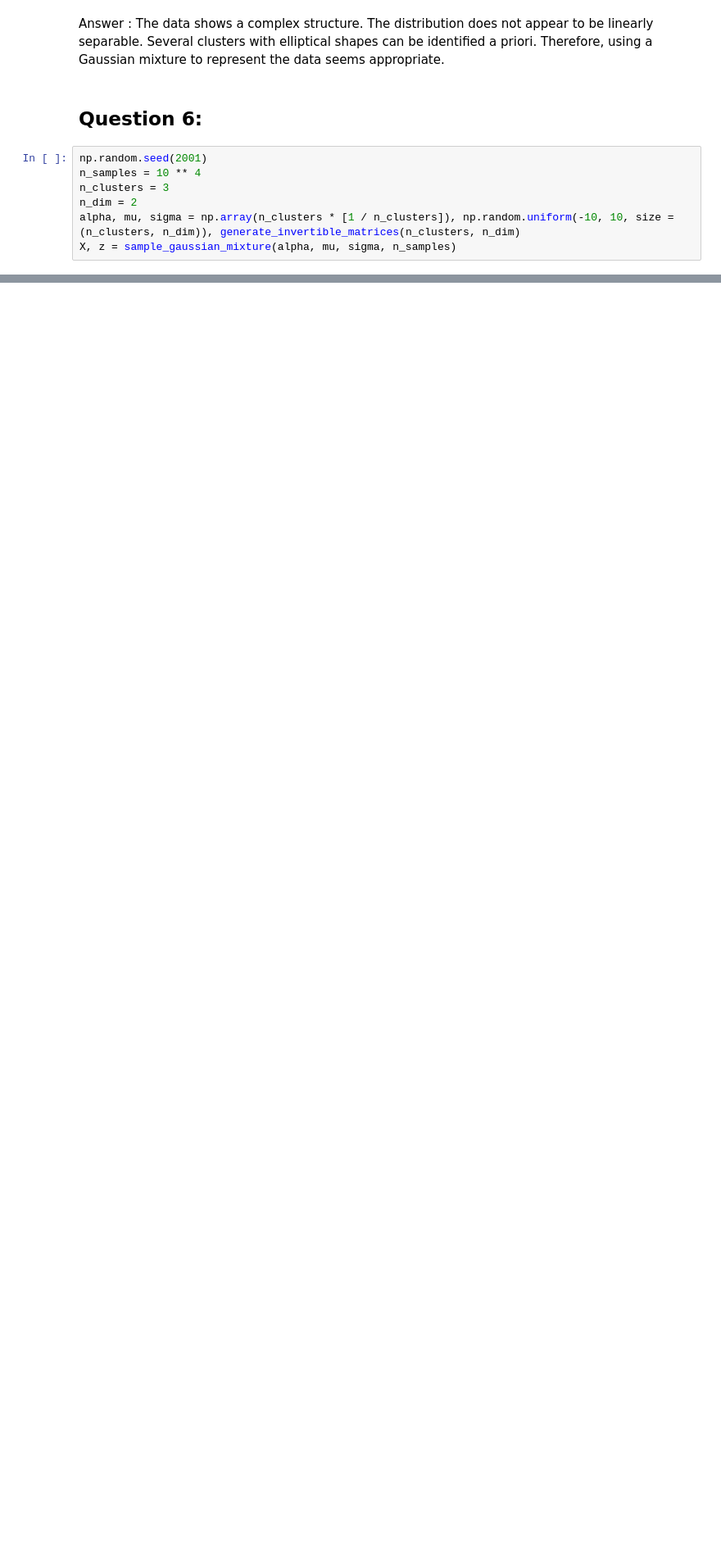
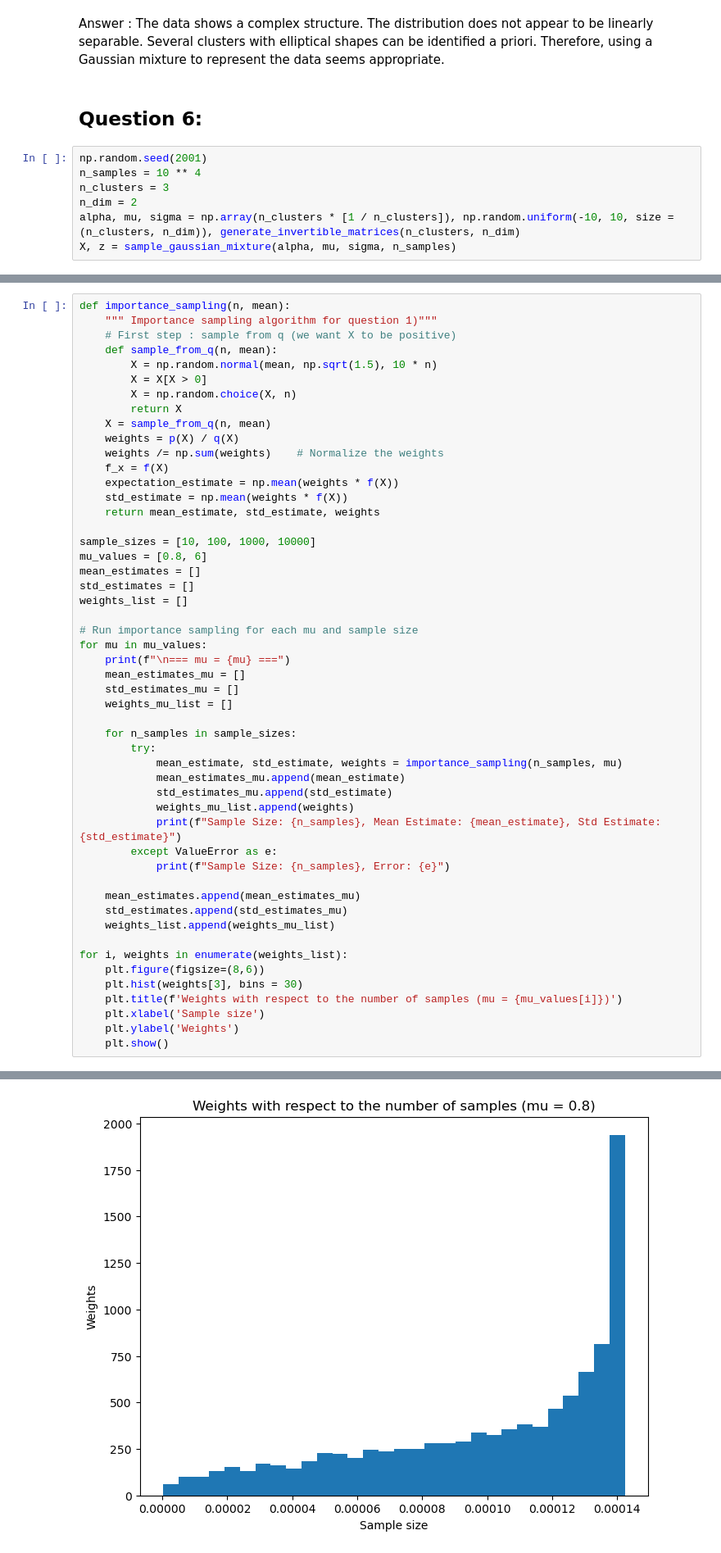
Before and after one commit to AugustinCablant/3A-class, a Jupyter notebook: Computational Statistics/TP2.ipynb, the cells around one changed output, grey strips where cells are left out. Shown at 82% size. Cells and saved outputs as stored; diff of their text form; blank space fills up the shorter version.

```diff
--- a/Computational Statistics/TP2.ipynb
+++ b/Computational Statistics/TP2.ipynb
@@ -531,0 +627,52 @@ IndexError: index 3 is out of bounds for axis 0 with size 3
+# %%
+def importance_sampling(n, mean):
+    """ Importance sampling algorithm for question 1)"""
+    # First step : sample from q (we want X to be positive)
+    def sample_from_q(n, mean):
+        X = np.random.normal(mean, np.sqrt(1.5), 10 * n)
+        X = X[X > 0]
+        X = np.random.choice(X, n)
+        return X
+    X = sample_from_q(n, mean)
+    weights = p(X) / q(X)
+    weights /= np.sum(weights)    # Normalize the weights
+    f_x = f(X)
+    expectation_estimate = np.mean(weights * f(X))
+    std_estimate = np.mean(weights * f(X))
+    return mean_estimate, std_estimate, weights
+
+sample_sizes = [10, 100, 1000, 10000]
+mu_values = [0.8, 6]
+mean_estimates = []
+std_estimates = []
+weights_list = []
+
+# Run importance sampling for each mu and sample size
+for mu in mu_values:
+    print(f"\n=== mu = {mu} ===")
+    mean_estimates_mu = []
+    std_estimates_mu = []
+    weights_mu_list = []
+
+    for n_samples in sample_sizes:
+        try:
+            mean_estimate, std_estimate, weights = importance_sampling(n_samples, mu)
+            mean_estimates_mu.append(mean_estimate)
+            std_estimates_mu.append(std_estimate)
+            weights_mu_list.append(weights)
+            print(f"Sample Size: {n_samples}, Mean Estimate: {mean_estimate}, Std Estimate: {std_estimate}")
+        except ValueError as e:
+            print(f"Sample Size: {n_samples}, Error: {e}")
+
+    mean_estimates.append(mean_estimates_mu)
+    std_estimates.append(std_estimates_mu)
+    weights_list.append(weights_mu_list)
+
+for i, weights in enumerate(weights_list):
+    plt.figure(figsize=(8,6))
+    plt.hist(weights[3], bins = 30)
+    plt.title(f'Weights with respect to the number of samples (mu = {mu_values[i]})')
+    plt.xlabel('Sample size')
+    plt.ylabel('Weights')
+    plt.show()
+# %% [output]
@@ -531,0 +690 @@ IndexError: index 3 is out of bounds for axis 0 with size 3
+[figure, added]
```
Also changed, not shown: parts of 9 cells of this notebook.
